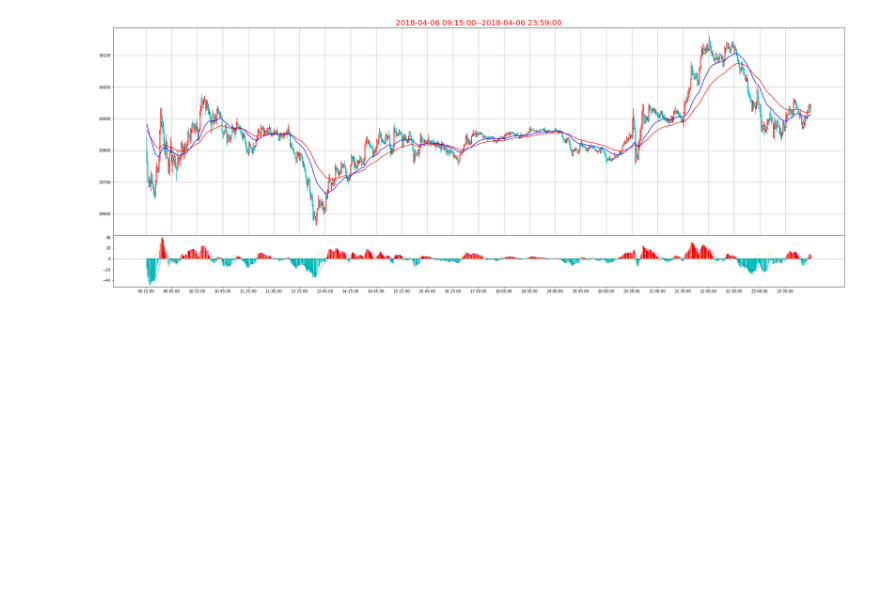
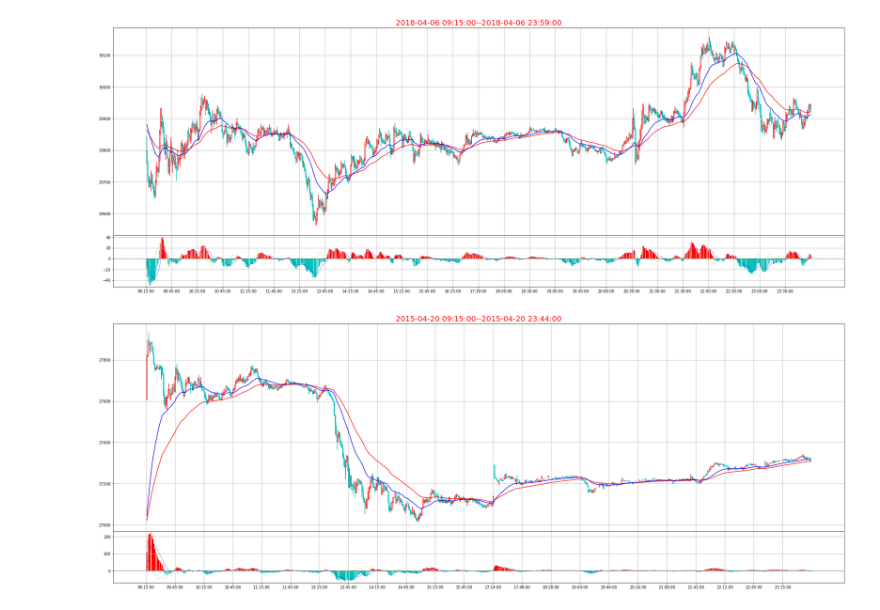
Before and after one commit to che7611/test2, a Jupyter notebook: MA60.ipynb, the cells around one changed output. Drawn from its saved outputs; the diff is of its cells as text; code cells hidden in the pictures; blank space fills up the shorter version.

```diff
--- a/MA60.ipynb
+++ b/MA60.ipynb
@@ -185,3 +180,9 @@ dd=df1[date]
 K1.DrawKline(dd)
 # %% [output]
 [figure]
+# %%
+date='2015/4/20'
+dd=df1[date]
+K1.DrawKline(dd)
+# %% [output]
+[figure, added]
```
Also changed, not shown: parts of 7 cells of this notebook, 2 other files.
